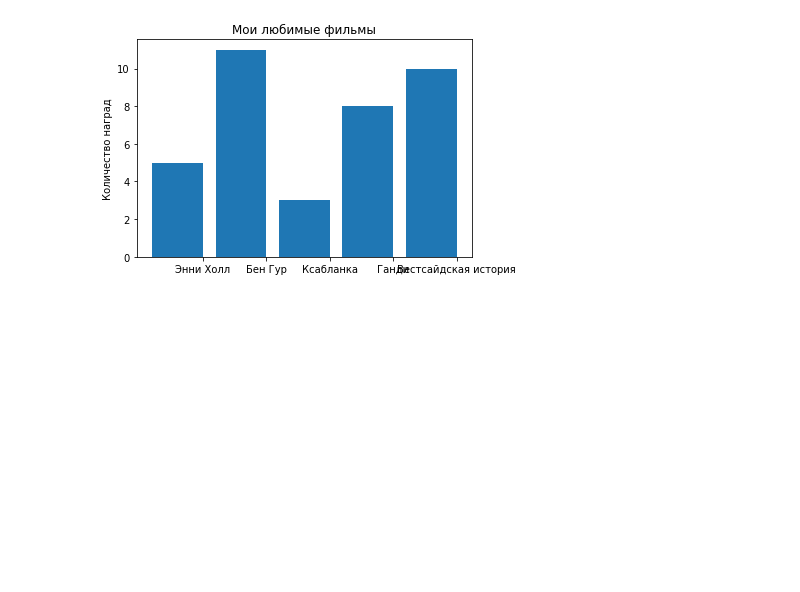
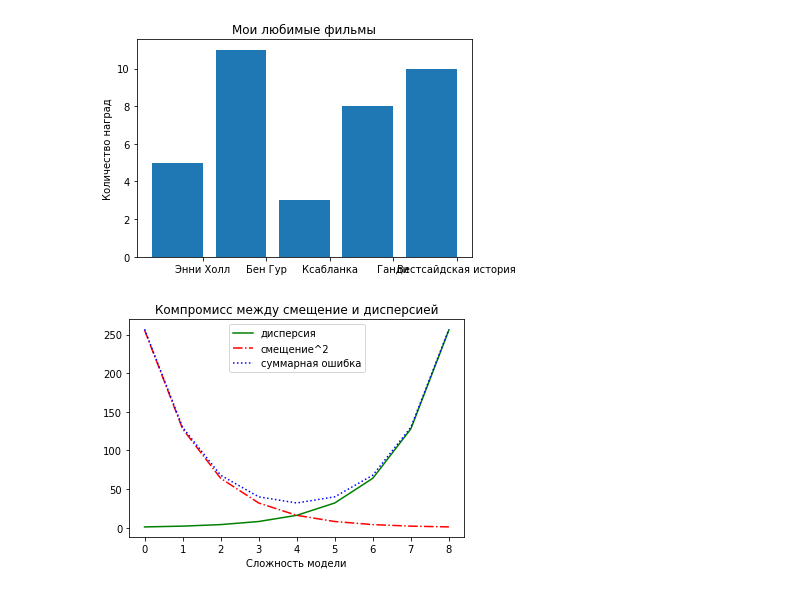
Before and after one commit to bazhil/data_science_from_zero, a Jupyter notebook: visualisation.ipynb, the cells around one changed output. Saved outputs shown, nothing was run; the diff lists cells and outputs as text; code cells hidden in the pictures; blank space fills up the shorter version.

Commit message:
add new graph

```diff
--- a/visualisation.ipynb
+++ b/visualisation.ipynb
@@ -35,3 +35,28 @@ plt.xticks([i + 0.5 for i, _ in enumerate(movies)], movies)
 plt.show()
 # %% [output]
 [figure]
+# %%
+# линейные графики
+variance = [1, 2, 4, 8, 16, 32, 64, 128, 256]
+bias_squared = [256, 128, 64, 32,16, 8, 4, 2, 1]
+
+# суммарная ошибка
+total_error = [x + y for x, y in zip(variance, bias_squared)]
+xs = [i for i, _ in enumerate(variance)]
+
+# метод plt.plot можно вызывать много раз, чтобы показать несколько графиков на одной и той же диаграмме
+# зеленая сплошная линия
+plt.plot(xs, variance, 'g-', label='дисперсия')
+# красная штрихпунктирная
+plt.plot( xs, bias_squared, 'r-.', label='смещение^2')
+# синяя пунктирная
+plt.plot(xs, total_error, 'b:', label='суммарная ошибка')
+
+# если для каждой линии задано название label, то легенда будет показана автоматически
+# loc=9 значит наверху посередине
+plt.legend(loc=9)
+plt.xlabel('Сложность модели')
+plt.title('Компромисс между смещение и дисперсией')
+plt.show()
+# %% [output]
+[figure, added]
```
